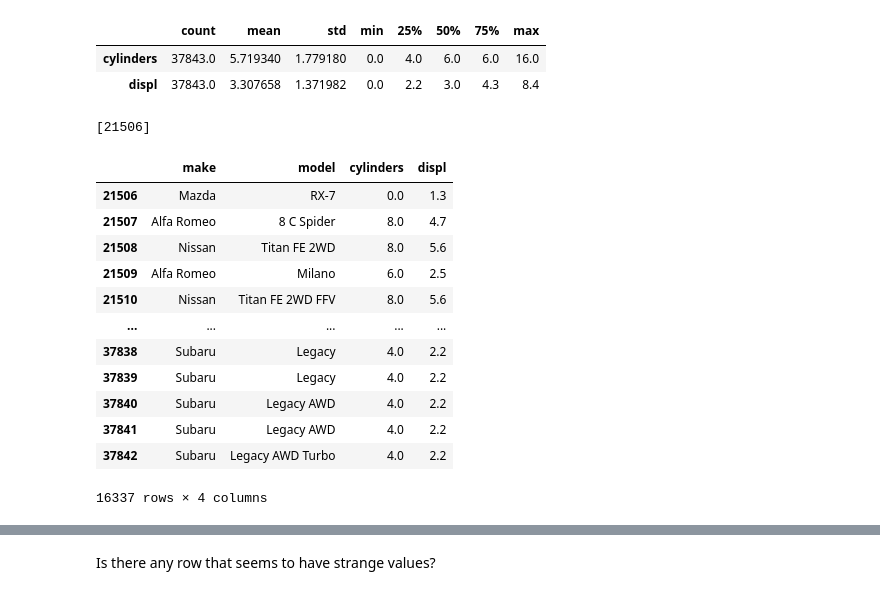
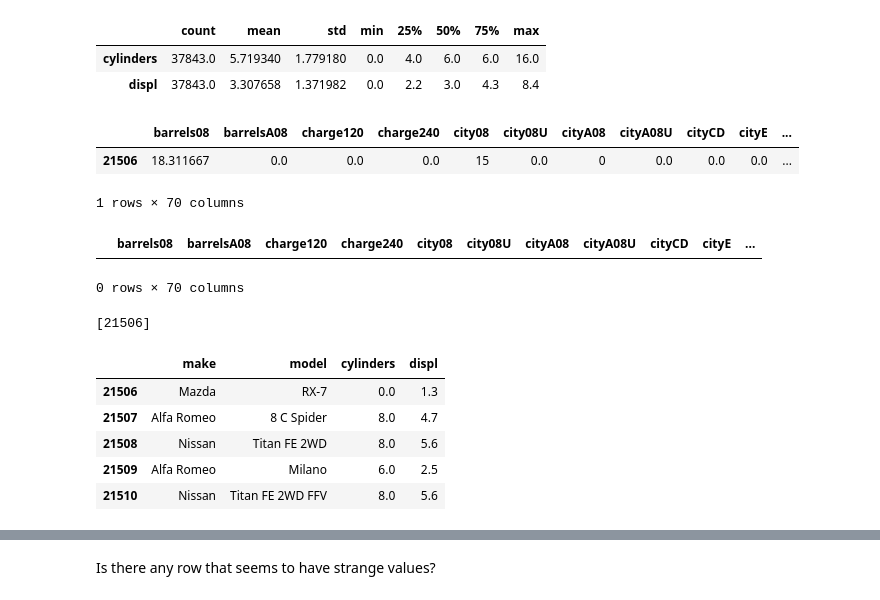
Before and after one commit to Davidteje/2.4-lab-data-cleaning, a Jupyter notebook: your-code/main.ipynb, the cells around one changed output, grey strips where cells are left out. Saved outputs shown, nothing was run; the diff lists cells and outputs as text; code cells hidden in the pictures.

```diff
--- a/your-code/main.ipynb
+++ b/your-code/main.ipynb
@@ -123,7 +121,7 @@ We can see that some columns have relatively few null values while others have t
 # %% [markdown]
 In Pandas, we can do that using the drop method. For our purposes, let's remove the columns that have more than 10,000 null values in them. We will add these column names to a list, and then we will pass those columns to the drop method and indicate that we want columns (not rows) dropped by setting the axis parameter to 1.
 # %%
-data.drop(columns=nan_cols[nan_cols>10000].index, inplace=True)
+data.drop(columns=nan_cols[nan_cols>1e4].index, inplace=True)
 # %%
 nan_cols=data.isna().sum()
 
@@ -195,5 +191,3 @@ data[['trany', 'drive']].head()
 | 2 | Manual 5-spd | Front-Wheel Drive |
 | 3 | Automatic 3-spd | Rear-Wheel Drive |
 | 4 | Manual 5-spd | 4-Wheel or All-Wheel Drive |
-# %%
-data.trany.fillna('unknown', inplace=True) # con data.fillna('unknown', inpace=True) rellenariamos todos los nulos pendietnes por unknown
@@ -200,2 +220,2 @@ data.trany.fillna('unknown', inplace=True) # con data.fillna('unknown', inpace=T
 # %%
-data.drive.fillna('unknown', inplace=True)
+data.fillna('unknown', inplace=True)
@@ -240 +238,12 @@ d### ata[condicion]
+# %%
+(data[(data.cylinders == 0) & (data.displ != 0)]) # multicondicion
+# %% [output]
+|  | barrels08 | barrelsA08 | charge120 | charge240 | city08 | city08U | cityA08 | cityA08U | cityCD | cityE | ... |
+| 21506 | 18.311667 | 0.0 | 0.0 | 0.0 | 15 | 0.0 | 0 | 0.0 | 0.0 | 0.0 | ... |
+1 rows × 70 columns
+# %%
+(data[(data.cylinders != 0) & (data.displ == 0)])
+# %% [output]
+|  | barrels08 | barrelsA08 | charge120 | charge240 | city08 | city08U | cityA08 | cityA08U | cityCD | cityE | ... |
+0 rows × 70 columns
 # %%
@@ -249,18 +258,11 @@ lst
 # %% [output]
 [21506]
 # %%
-data.iloc[21506:][['make', 'model','cylinders', 'displ']]
+data.iloc[21506:][['make', 'model','cylinders', 'displ']].head()
 # %% [output]
 |  | make | model | cylinders | displ |
 | 21506 | Mazda | RX-7 | 0.0 | 1.3 |
 | 21507 | Alfa Romeo | 8 C Spider | 8.0 | 4.7 |
 | 21508 | Nissan | Titan FE 2WD | 8.0 | 5.6 |
 | 21509 | Alfa Romeo | Milano | 6.0 | 2.5 |
 | 21510 | Nissan | Titan FE 2WD FFV | 8.0 | 5.6 |
-| ... | ... | ... | ... | ... |
-| 37838 | Subaru | Legacy | 4.0 | 2.2 |
-| 37839 | Subaru | Legacy | 4.0 | 2.2 |
-| 37840 | Subaru | Legacy AWD | 4.0 | 2.2 |
-| 37841 | Subaru | Legacy AWD | 4.0 | 2.2 |
-| 37842 | Subaru | Legacy AWD Turbo | 4.0 | 2.2 |
-16337 rows × 4 columns
```
Also changed, not shown: parts of 51 cells of this notebook, 1 other file.
